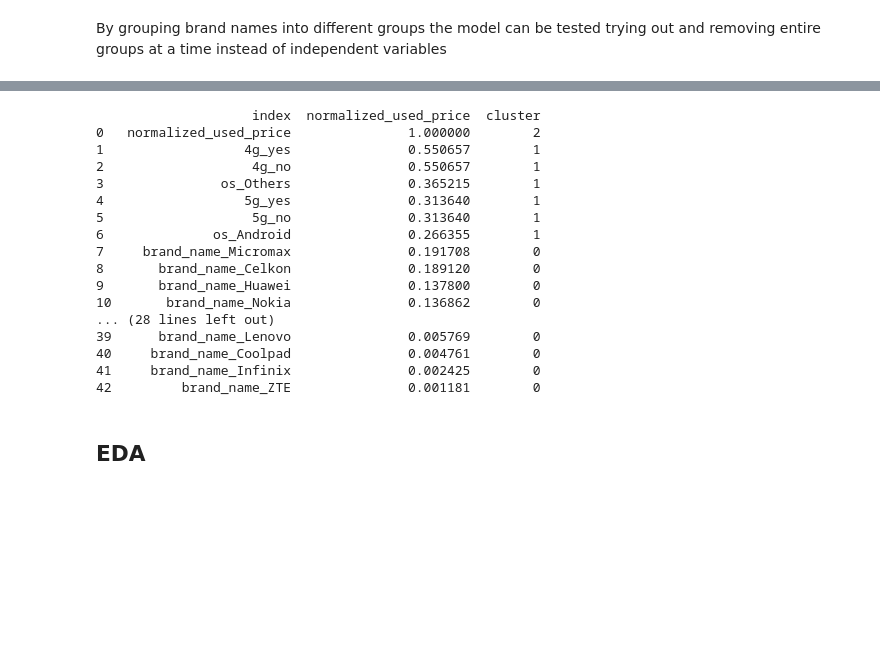
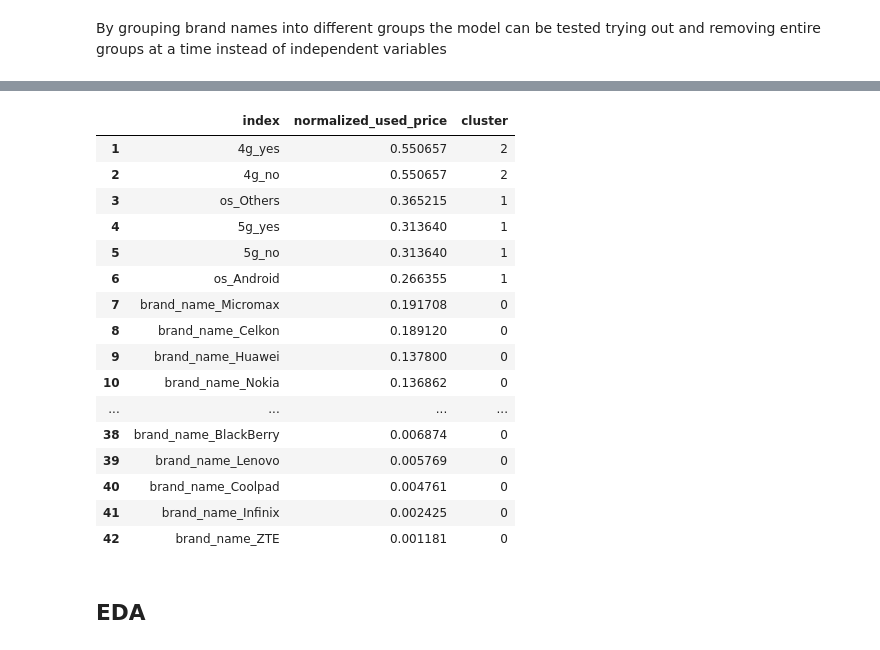
Before and after one commit to andresyarte/SLF_LernerNotebook, a Jupyter notebook: SLF_Project_LearnerNotebook_FullCode.ipynb, the cells around one changed output, grey strips where cells are left out. Drawn from its saved outputs; the diff is of its cells as text; code cells hidden in the pictures; blank space fills up the shorter version.

```diff
--- a/SLF_Project_LearnerNotebook_FullCode.ipynb
+++ b/SLF_Project_LearnerNotebook_FullCode.ipynb
@@ -452,28 +460,31 @@ plt.show()
 # %%
 sorted_correlation = correlation_with_target.apply(abs).sort_values(by='normalized_used_price',ascending=False)
 
 # Convert the sorted correlation values to a DataFrame
 sorted_correlation_df = sorted_correlation.reset_index()
 
+# remove the 'normalized_used_price' row
+sorted_correlation_df = sorted_correlation_df[sorted_correlation_df['index'] != 'normalized_used_price']
+
 kmeans = KMeans(n_clusters=3, random_state=42)
 sorted_correlation_df['cluster'] = kmeans.fit_predict(sorted_correlation_df[['normalized_used_price']])
 
-print(sorted_correlation_df)
+sorted_correlation_df
 # %% [output]
-                    index  normalized_used_price  cluster
-0   normalized_used_price               1.000000        2
-1                  4g_yes               0.550657        1
-2                   4g_no               0.550657        1
-3               os_Others               0.365215        1
-4                  5g_yes               0.313640        1
-5                   5g_no               0.313640        1
-6              os_Android               0.266355        1
-7     brand_name_Micromax               0.191708        0
-8       brand_name_Celkon               0.189120        0
-9       brand_name_Huawei               0.137800        0
-10       brand_name_Nokia               0.136862        0
-... (28 lines left out)
-39      brand_name_Lenovo               0.005769        0
-40     brand_name_Coolpad               0.004761        0
-41     brand_name_Infinix               0.002425        0
-42         brand_name_ZTE               0.001181        0
+|  | index | normalized_used_price | cluster |
+| 1 | 4g_yes | 0.550657 | 2 |
+| 2 | 4g_no | 0.550657 | 2 |
+| 3 | os_Others | 0.365215 | 1 |
+| 4 | 5g_yes | 0.313640 | 1 |
+| 5 | 5g_no | 0.313640 | 1 |
+| 6 | os_Android | 0.266355 | 1 |
+| 7 | brand_name_Micromax | 0.191708 | 0 |
+| 8 | brand_name_Celkon | 0.189120 | 0 |
+| 9 | brand_name_Huawei | 0.137800 | 0 |
+| 10 | brand_name_Nokia | 0.136862 | 0 |
+| ... | ... | ... | ... |
+| 38 | brand_name_BlackBerry | 0.006874 | 0 |
+| 39 | brand_name_Lenovo | 0.005769 | 0 |
+| 40 | brand_name_Coolpad | 0.004761 | 0 |
+| 41 | brand_name_Infinix | 0.002425 | 0 |
+| 42 | brand_name_ZTE | 0.001181 | 0 |
```
Also changed, not shown: parts of 26 cells of this notebook, 1 other file.
